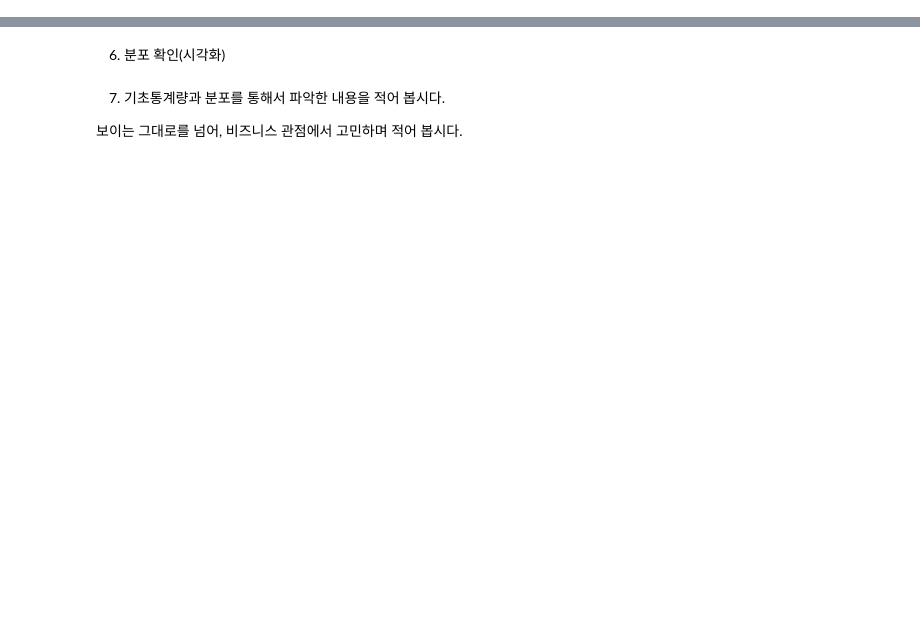
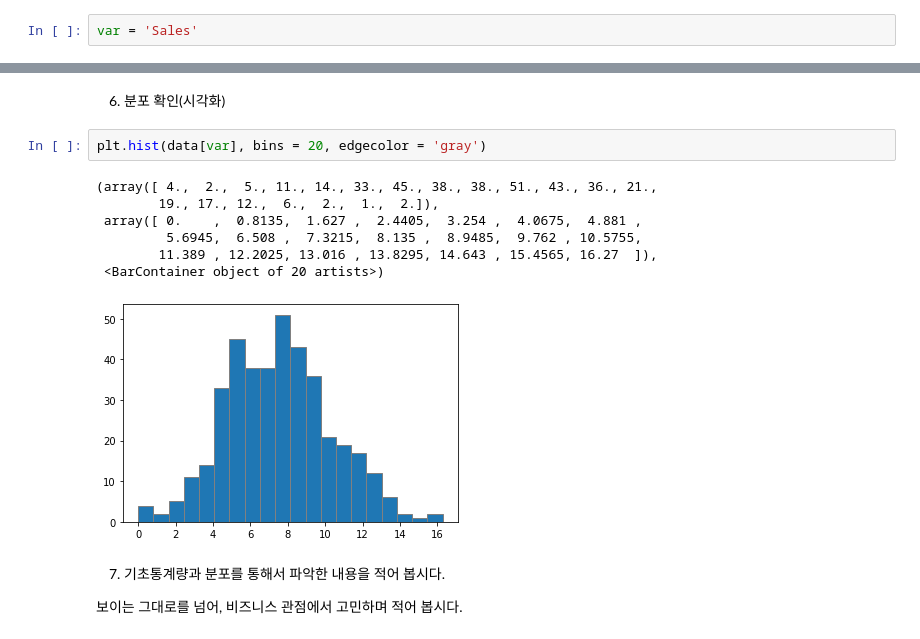
Before and after one commit to baekmani/CarSeat-Data-Analysis, a Jupyter notebook: 데이터 분석 - CarSeat 판매량 저하.ipynb, the cells around one changed output, grey strips where cells are left out. Drawn from its saved outputs; the diff is of its cells as text; blank space fills up the shorter version.

```diff
--- a/데이터 분석 - CarSeat 판매량 저하.ipynb
+++ b/데이터 분석 - CarSeat 판매량 저하.ipynb
@@ -62,4 +72,6 @@ data.head()
 # %% [markdown]
 ### ① Sales (Target)
+# %%
+var = 'Sales'
 # %% [markdown]
 1) 변수의 비즈니스 의미
@@ -74,5 +114,15 @@ data.head()
 # %% [markdown]
 6) 분포 확인(시각화)
+# %%
+plt.hist(data[var], bins = 20, edgecolor = 'gray')
+# %% [output]
+(array([ 4.,  2.,  5., 11., 14., 33., 45., 38., 38., 51., 43., 36., 21.,
+        19., 17., 12.,  6.,  2.,  1.,  2.]),
+ array([ 0.    ,  0.8135,  1.627 ,  2.4405,  3.254 ,  4.0675,  4.881 ,
+         5.6945,  6.508 ,  7.3215,  8.135 ,  8.9485,  9.762 , 10.5755,
+        11.389 , 12.2025, 13.016 , 13.8295, 14.643 , 15.4565, 16.27  ]),
+ <BarContainer object of 20 artists>)
+[figure, added]
 # %% [markdown]
 7) 기초통계량과 분포를 통해서 파악한 내용을 적어 봅시다.
 
```
Also changed, not shown: parts of 15 cells of this notebook.
